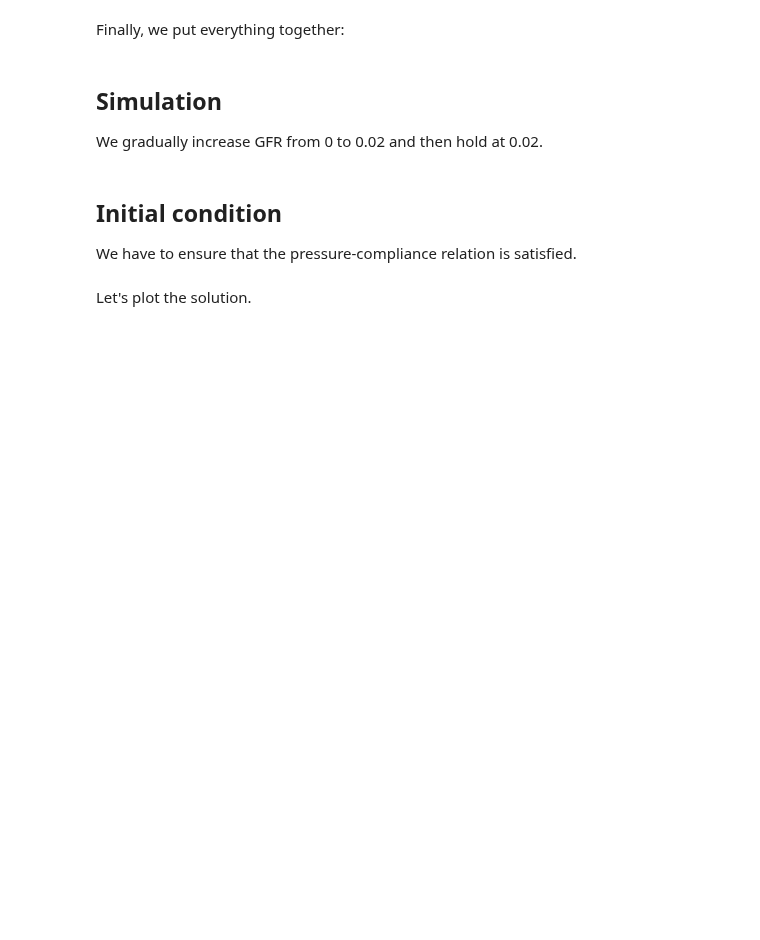
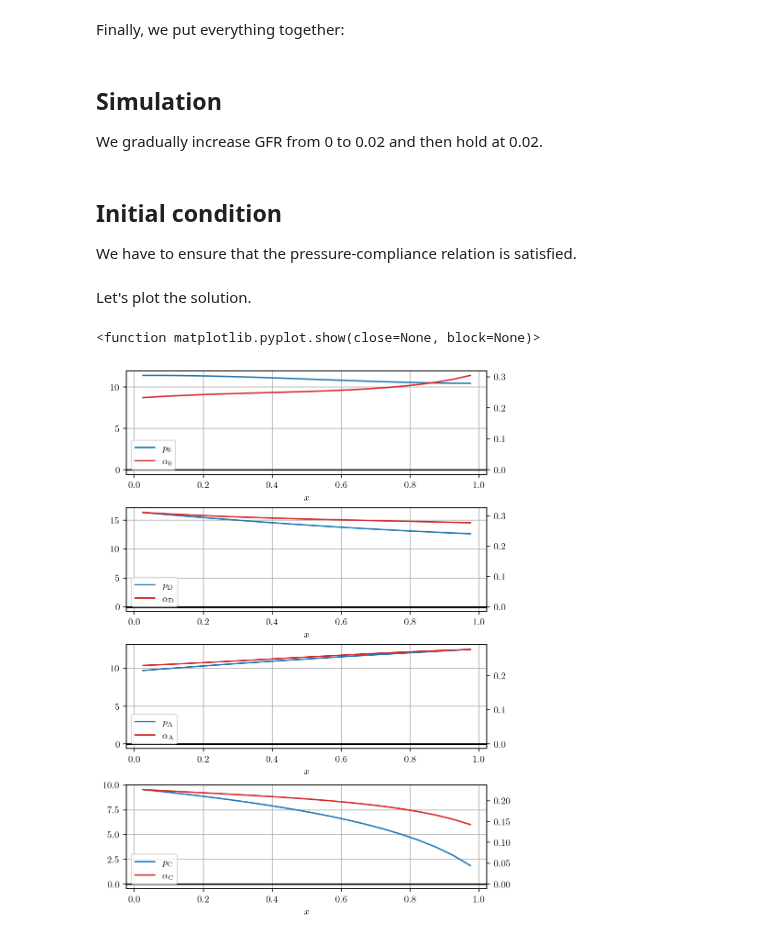
Before and after one commit to mathmd/kidney, a Jupyter notebook: simp_kidney/simp_kidney.ipynb, the cells around one changed output. Drawn from its saved outputs; the diff is of its cells as text; code cells hidden in the pictures; blank space fills up the shorter version.

```diff
--- a/simp_kidney/simp_kidney.ipynb
+++ b/simp_kidney/simp_kidney.ipynb
@@ -201,10 +204,10 @@ def conc_junction(i,k,c):
          n = 0
     return (D[i,k]*c[i,k,n] + D[i,k+1]*c[i,k+1,n])/(D[i,k]+D[i,k+1])
 
-def solute_flow(i,k,c,alpha,p,GFR=1):
+def solute_flow(i,k,c,alpha,p,GFR=1,vcflow=0,papflow=1):
     conc_avg = np.zeros(N+1)
     conc_avg[1:-1] = average(c[i,k,:])
-    flow = water_flow(k,alpha,p,GFR)
+    flow = water_flow(k,alpha,p,GFR,vcflow,papflow)
     diffusion = np.zeros(N+1)
     diffusion[1:-1] = -D[i,k]*diff_x(c[i,k,:])
     if k == 0:
@@ -232,9 +235,9 @@ def solute_flow(i,k,c,alpha,p,GFR=1):
 
     return diffusion + advection
 
-def solute_res(i,k,alpha_1,alpha_0,c_1,c_0,p,GFR=1):
+def solute_res(i,k,alpha_1,alpha_0,c_1,c_0,p,GFR=1,vcflow=0,papflow=1):
     alphc_t = diff_t(alpha_1[k,:]*c_1[i,k,:],alpha_0[k,:]*c_0[i,k,:])
-    f_x = diff_x(solute_flow(i,k,c_1,alpha_1,p,GFR))
+    f_x = diff_x(solute_flow(i,k,c_1,alpha_1,p,GFR,vcflow,papflow))
     g = np.zeros(N)
     if k == 0:
         for j in range(1,4):
@@ -257,7 +260,7 @@ def pressure_res(k,alpha,p):
 # %% [markdown]
 Finally, we put everything together:
 # %%
-def implicit_func_res(y_1,y_0,GFR=1): # y is a 16*N-array
+def implicit_func_res(y_1,y_0,GFR=1,vcflow=0,papflow=1): # y is a 16*N-array
     alpha_1 = y_1[:4*N].reshape([4,N])
     alpha_0 = y_0[:4*N].reshape([4,N])
     c_1 = y_1[4*N:(4+(2*4))*N].reshape([2,4,N])
@@ -270,9 +273,9 @@ def implicit_func_res(y_1,y_0,GFR=1): # y is a 16*N-array
     res_p = res[12*N:(12+4)*N].reshape([4,N])
 
     for k in range(4):
-        res_alpha[k,:] = water_res(k,alpha_1,alpha_0,c_1,p,GFR)
+        res_alpha[k,:] = water_res(k,alpha_1,alpha_0,c_1,p,GFR,vcflow,papflow)
         for i in range(2):
-            res_c[i,k,:] = solute_res(i,k,alpha_1,alpha_0,c_1,c_0,p,GFR)
+            res_c[i,k,:] = solute_res(i,k,alpha_1,alpha_0,c_1,c_0,p,GFR,vcflow,papflow)
         res_p[k,:] = pressure_res(k,alpha_1,p)
 
     return res
@@ -314,8 +317,8 @@ R_vessel = 10
 # %%
 y = y_init.copy()
 
-steps = 20
-dt = 0.1
+steps = 100
+dt = 0.2
 
 for n in range(steps):
     GFR = .5*np.tanh(n/10)
@@ -331,3 +334,28 @@ y_c = y[:,4*N:(4+(2*4))*N].reshape([steps+1,2,4,N])
 y_p = y[:,12*N:(12+4)*N].reshape([steps+1,4,N])
 # %% [markdown]
 Let's plot the solution.
+# %%
+compartments = ['0','\mathrm{D}','\mathrm{A}','\mathrm{C}']
+medulla = np.linspace(dx/2,1-dx/2,N)
+fig, ax1 = plt.subplots(4,constrained_layout=True,figsize=(6,8))
+plt.rcParams['text.usetex'] = True
+for k in range(4):
+    ax1[k].grid(True, which='both')
+    ax1[k].axhline(y=0, color='k')
+    plot1 = ax1[k].plot(medulla,y_p[-1,k,:],label=r'$p_{}$'.format(compartments[k]))
+    ax2 = ax1[k].twinx()
+    ax2.axhline(y=0, color='k')
+    plot2 = ax2.plot(medulla,y_alpha[-1,k,:],label=r'$\alpha_{}$'.format(compartments[k]),color='tab:red')
+    # ax1[k].legend()
+    # ax2.legend()
+    plot = plot1+plot2
+    labels = [l.get_label() for l in plot]
+    # ax1[k].legend(plot, labels)
+    ax2.legend(plot, labels)
+
+plt.setp(ax1[:], xlabel=r"$x$")
+# plt.setp(ax[:], ylabel=r"$$")
+plt.show
+# %% [output]
+<function matplotlib.pyplot.show(close=None, block=None)>
+[figure, added]
```
Also changed, not shown: parts of 7 cells of this notebook, 2 other files.
